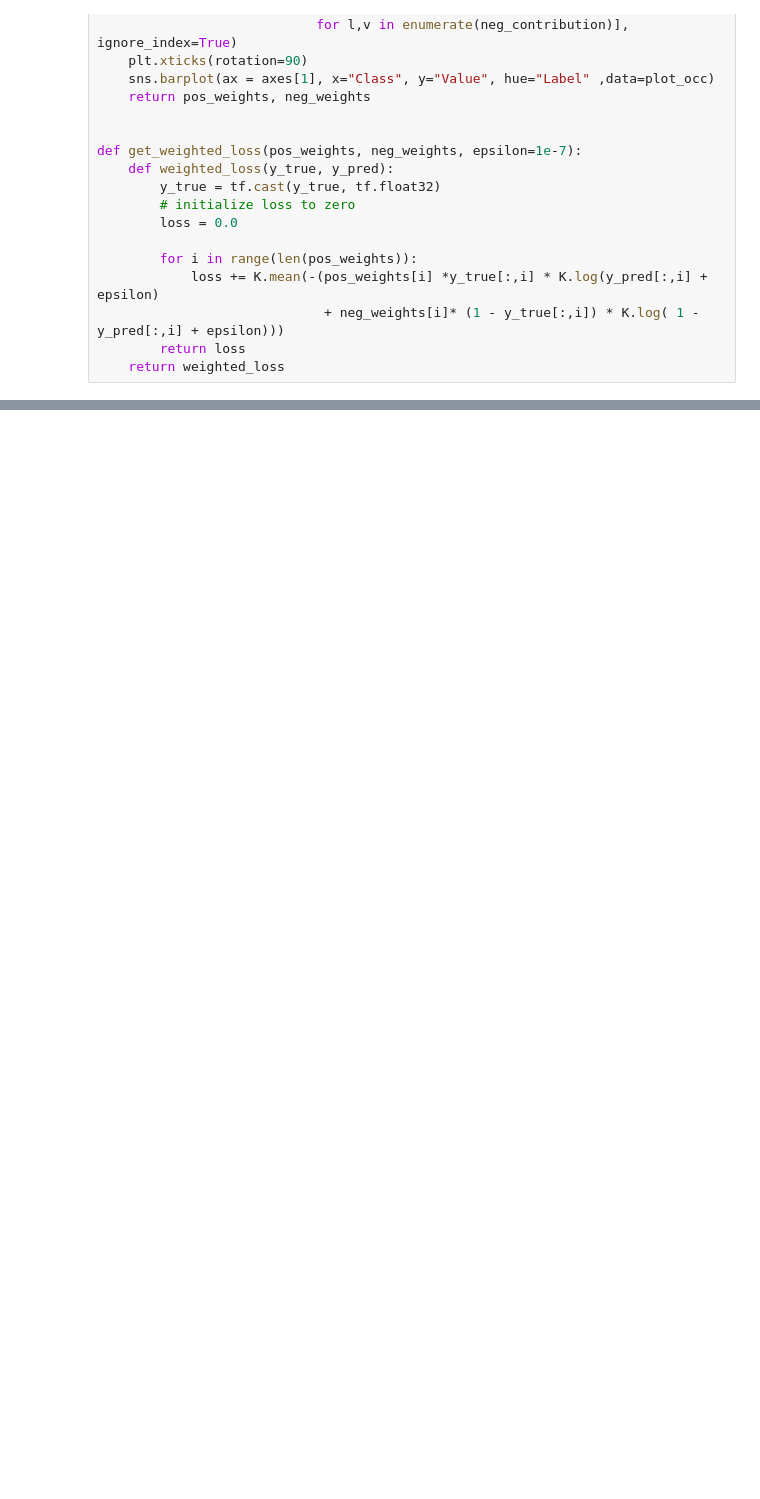
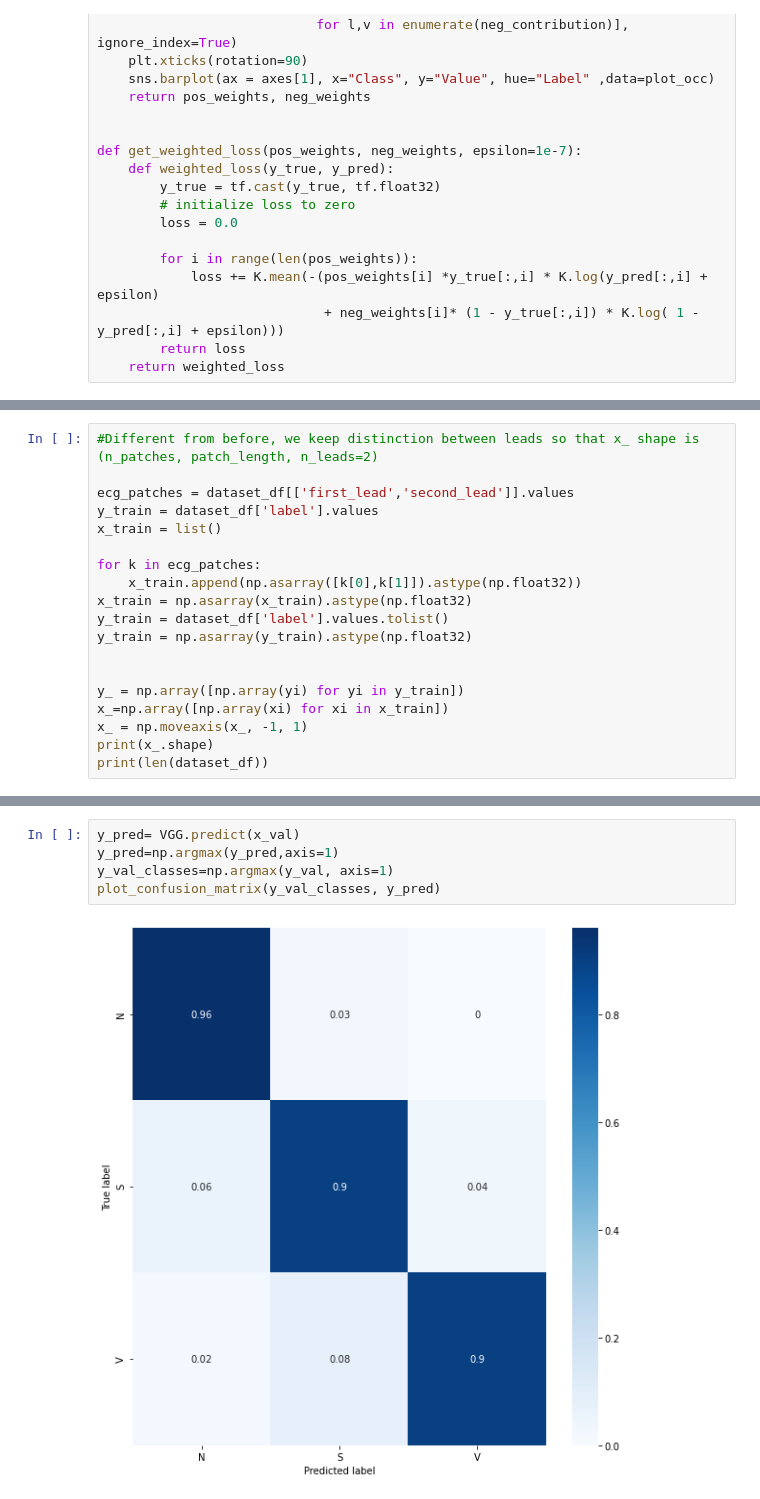
Before and after one commit to simonetome/Heartbeat-NSV-classification, a Jupyter notebook: FFNNExperiments.ipynb, the cells around one changed output, grey strips where cells are left out. Saved outputs shown, nothing was run; the diff lists cells and outputs as text; blank space fills up the shorter version.

```diff
--- a/FFNNExperiments.ipynb
+++ b/FFNNExperiments.ipynb
@@ -1134,0 +1156,19 @@ plot_confusion_matrix(y_val_classes, y_pred)
+# %%
+#Different from before, we keep distinction between leads so that x_ shape is (n_patches, patch_length, n_leads=2)
+
+ecg_patches = dataset_df[['first_lead','second_lead']].values
+y_train = dataset_df['label'].values
+x_train = list()
+
+for k in ecg_patches:
+    x_train.append(np.asarray([k[0],k[1]]).astype(np.float32))
+x_train = np.asarray(x_train).astype(np.float32)
+y_train = dataset_df['label'].values.tolist()
+y_train = np.asarray(y_train).astype(np.float32)
+
+
+y_ = np.array([np.array(yi) for yi in y_train])
+x_=np.array([np.array(xi) for xi in x_train])
+x_ = np.moveaxis(x_, -1, 1)
+print(x_.shape)
+print(len(dataset_df))
@@ -1134,0 +1279,7 @@ plot_confusion_matrix(y_val_classes, y_pred)
+# %%
+y_pred= VGG.predict(x_val)
+y_pred=np.argmax(y_pred,axis=1)
+y_val_classes=np.argmax(y_val, axis=1)
+plot_confusion_matrix(y_val_classes, y_pred)
+# %% [output]
+[figure, added]
```
Also changed, not shown: parts of 13 cells of this notebook.
